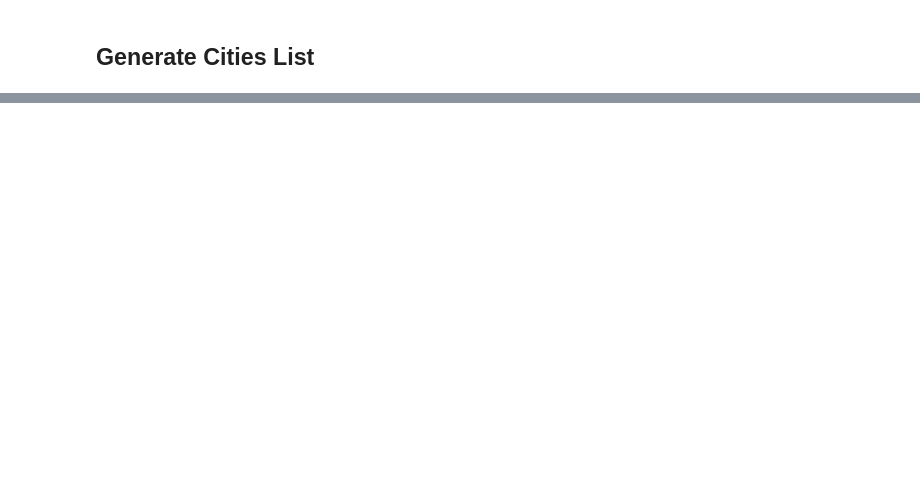
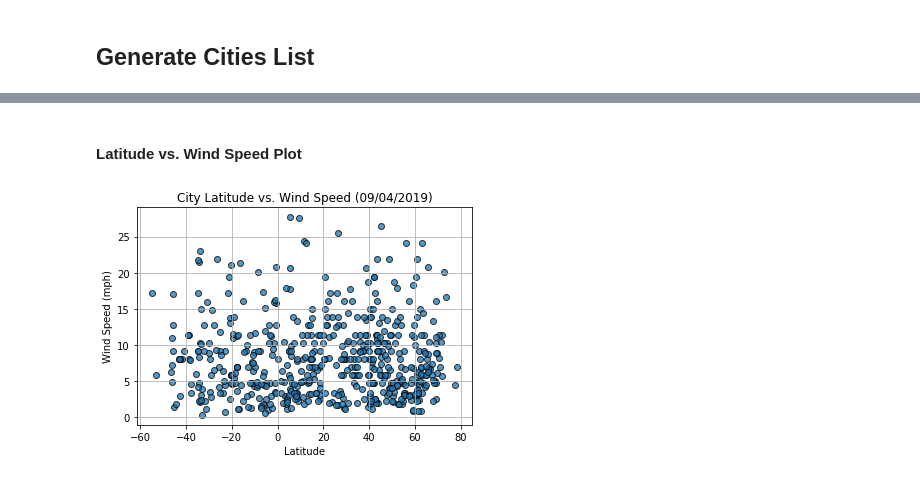
Before and after one commit to jlcatx512/python-api-challenge, a Jupyter notebook: WeatherPy/WeatherPy_Jadd_Cheng.ipynb, the cells around one changed output, grey strips where cells are left out. Saved outputs shown, nothing was run; the diff lists cells and outputs as text; code cells hidden in the pictures; blank space fills up the shorter version.

```diff
--- a/WeatherPy/WeatherPy_Jadd_Cheng.ipynb
+++ b/WeatherPy/WeatherPy_Jadd_Cheng.ipynb
@@ -120,0 +369,12 @@ weather_df = pd.DataFrame({
+# %% [markdown]
+#### Latitude vs. Wind Speed Plot
+# %%
+plt.scatter(city_data_df['Lat'], city_data_df['Wind Speed'], alpha=0.75, marker='o', edgecolors='black')
+plt.title(f"City Latitude vs. Wind Speed ({weather_date})")
+plt.xlabel("Latitude")
+plt.ylabel("Wind Speed (mph)")
+plt.grid()
+plt.savefig('lat_vs_windspeed.png')
+plt.show()
+# %% [output]
+[figure, added]
```
Also changed, not shown: parts of 42 cells of this notebook, 2 other files.
